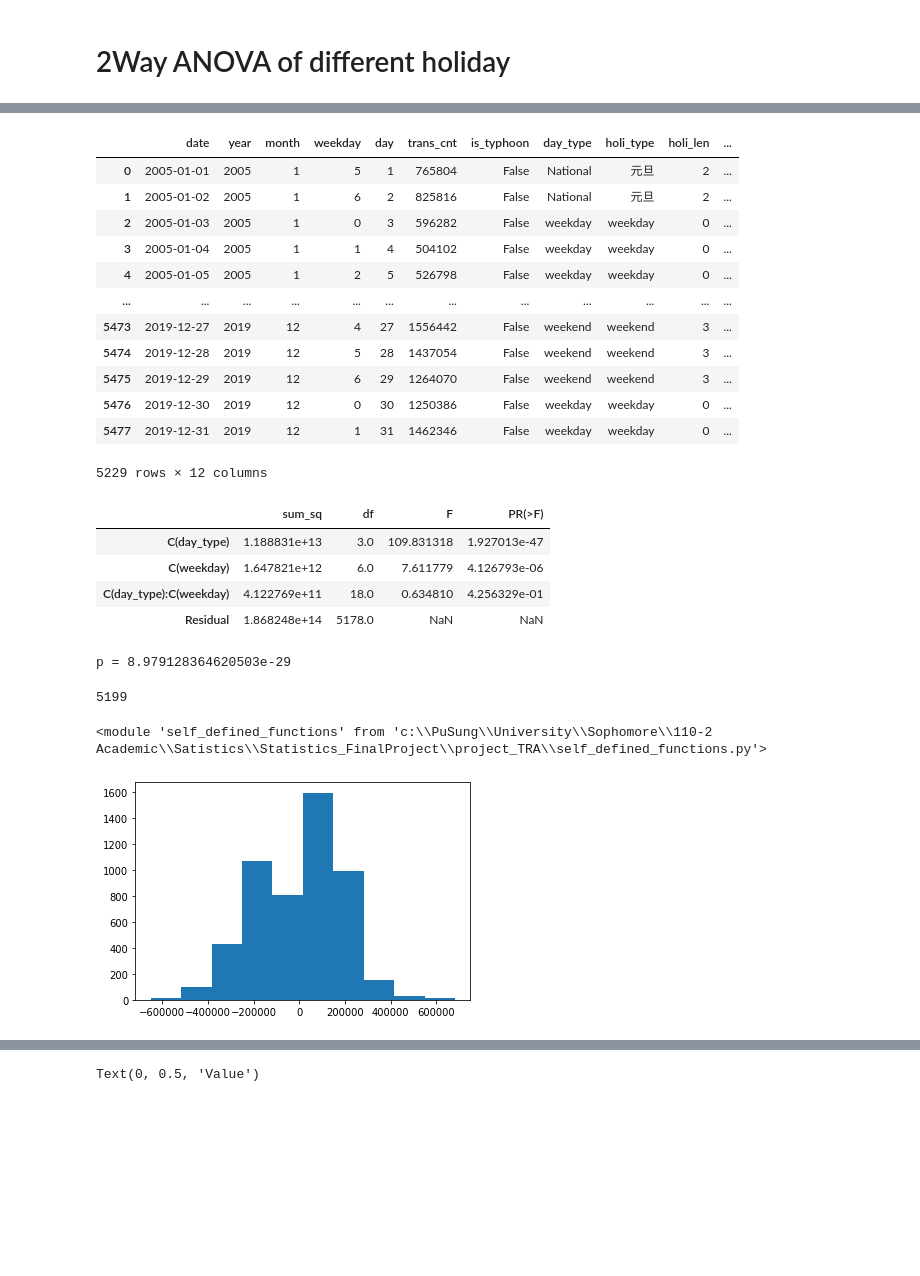
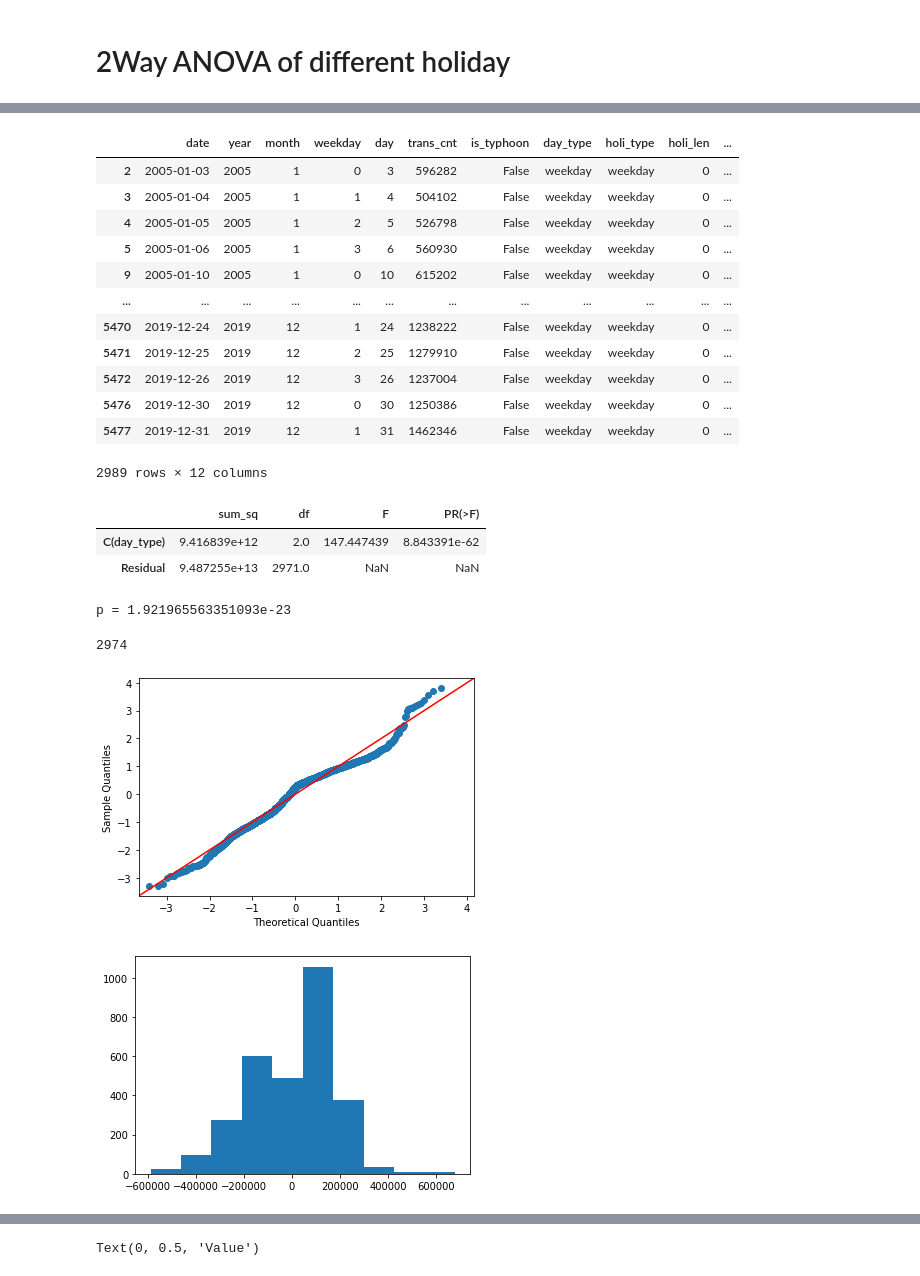
Before and after one commit to sam901122/Statistics_FinalProject, a Jupyter notebook: project_TRA/TRA_main.ipynb, the cells around one changed output, grey strips where cells are left out. Saved outputs shown, nothing was run; the diff lists cells and outputs as text; code cells hidden in the pictures; blank space fills up the shorter version.

```diff
--- a/project_TRA/TRA_main.ipynb
+++ b/project_TRA/TRA_main.ipynb
@@ -84,5 +92,8 @@ KeyError: datetime.datetime(2022, 5, 2, 0, 0)
+# %%
+ANOVA_df.drop(ANOVA_df[(ANOVA_df['weekday'] >= 4)].index, inplace=True)
 # %%
-ANOVA_df_before2020 = ANOVA_df[ANOVA_df['year'] < 2020 ]
+ANOVA_df_before2020 = ANOVA_df[np.array( ANOVA_df['year'] < 2020 )]
+ANOVA_df_2005_2010 = ANOVA_df[np.array( ANOVA_df['year'] < 2011 )]
 ANOVA_df_before2020_noTy = ANOVA_df_before2020[ANOVA_df_before2020['is_typhoon'] == False]
 ANOVA_df_before2020_noTy_noNYE = ANOVA_df_before2020_noTy[ANOVA_df_before2020_noTy['is_CNYE'] == False]
 ANOVA_df_before2020_noTy_noNYE = ANOVA_df_before2020_noTy_noNYE[ANOVA_df_before2020_noTy_noNYE['is_NYE'] == False]
@@ -90,29 +101,27 @@ ANOVA_df_before2020_noTy_noNYE = ANOVA_df_before2020_noTy_noNYE[ANOVA_df_before2
 ANOVA_df_before2020_noTy
 # %% [output]
 |  | date | year | month | weekday | day | trans_cnt | is_typhoon | day_type | holi_type | holi_len | ... |
-| 0 | 2005-01-01 | 2005 | 1 | 5 | 1 | 765804 | False | National | 元旦 | 2 | ... |
-| 1 | 2005-01-02 | 2005 | 1 | 6 | 2 | 825816 | False | National | 元旦 | 2 | ... |
 | 2 | 2005-01-03 | 2005 | 1 | 0 | 3 | 596282 | False | weekday | weekday | 0 | ... |
 | 3 | 2005-01-04 | 2005 | 1 | 1 | 4 | 504102 | False | weekday | weekday | 0 | ... |
 | 4 | 2005-01-05 | 2005 | 1 | 2 | 5 | 526798 | False | weekday | weekday | 0 | ... |
+| 5 | 2005-01-06 | 2005 | 1 | 3 | 6 | 560930 | False | weekday | weekday | 0 | ... |
+| 9 | 2005-01-10 | 2005 | 1 | 0 | 10 | 615202 | False | weekday | weekday | 0 | ... |
 | ... | ... | ... | ... | ... | ... | ... | ... | ... | ... | ... | ... |
-| 5473 | 2019-12-27 | 2019 | 12 | 4 | 27 | 1556442 | False | weekend | weekend | 3 | ... |
-| 5474 | 2019-12-28 | 2019 | 12 | 5 | 28 | 1437054 | False | weekend | weekend | 3 | ... |
-| 5475 | 2019-12-29 | 2019 | 12 | 6 | 29 | 1264070 | False | weekend | weekend | 3 | ... |
+| 5470 | 2019-12-24 | 2019 | 12 | 1 | 24 | 1238222 | False | weekday | weekday | 0 | ... |
+| 5471 | 2019-12-25 | 2019 | 12 | 2 | 25 | 1279910 | False | weekday | weekday | 0 | ... |
+| 5472 | 2019-12-26 | 2019 | 12 | 3 | 26 | 1237004 | False | weekday | weekday | 0 | ... |
 | 5476 | 2019-12-30 | 2019 | 12 | 0 | 30 | 1250386 | False | weekday | weekday | 0 | ... |
 | 5477 | 2019-12-31 | 2019 | 12 | 1 | 31 | 1462346 | False | weekday | weekday | 0 | ... |
-5229 rows × 12 columns
+2989 rows × 12 columns
 # %%
-results1 = smf.ols('trans_cnt ~ C(day_type) + C(weekday) + C(day_type):C(weekday)', data=ANOVA_df_before2020_noTy_noNYE).fit()
+results1 = smf.ols('trans_cnt ~ C(day_type)', data=ANOVA_df_before2020_noTy_noNYE).fit()
 aov_14106_two = sms.anova_lm( results1, typ=2 )
 
 aov_14106_two
 # %% [output]
 |  | sum_sq | df | F | PR(>F) |
-| C(day_type) | 1.188831e+13 | 3.0 | 109.831318 | 1.927013e-47 |
-| C(weekday) | 1.647821e+12 | 6.0 | 7.611779 | 4.126793e-06 |
-| C(day_type):C(weekday) | 4.122769e+11 | 18.0 | 0.634810 | 4.256329e-01 |
-| Residual | 1.868248e+14 | 5178.0 | NaN | NaN |
+| C(day_type) | 9.416839e+12 | 2.0 | 147.447439 | 8.843391e-62 |
+| Residual | 9.487255e+13 | 2971.0 | NaN | NaN |
 # %%
 # results1 = smf.ols('trans_cnt~ C(day_type)', data=ANOVA_df_before2020_noTy_noNYE).fit()
 # aov_table
@@ -120,14 +129,10 @@ aov_14106_two
 stat1, p1 = stats.shapiro( results1.resid )
 print( f'p = {p1}' )
 # %% [output]
-p = 8.979128364620503e-29
+p = 1.921965563351093e-23
 # %%
 len( results1.resid )
 # %% [output]
-5199
+2974
 # %%
 resid_dict1 = ft.build_dict( ANOVA_df_before2020_noTy_noNYE['date'], results1.resid )
-# %%
-importlib.reload( ft )
-# %% [output]
-<module 'self_defined_functions' from 'c:\\PuSung\\University\\Sophomore\\110-2 Academic\\Satistics\\Statistics_FinalProject\\project_TRA\\self_defined_functions.py'>
@@ -136,4 +139,8 @@ stat, p = stats.chisquare( results1.resid )
+# %%
+fig = sm.qqplot( results1.resid, stats.norm, fit=True, line = '45' )
+# %% [output]
+[figure, added]
 # %%
 _ = plt.hist( results1.resid )
 # %% [output]
-[figure, old version]
+[figure, new version]
```
Also changed, not shown: parts of 11 cells of this notebook, 2 other files.
